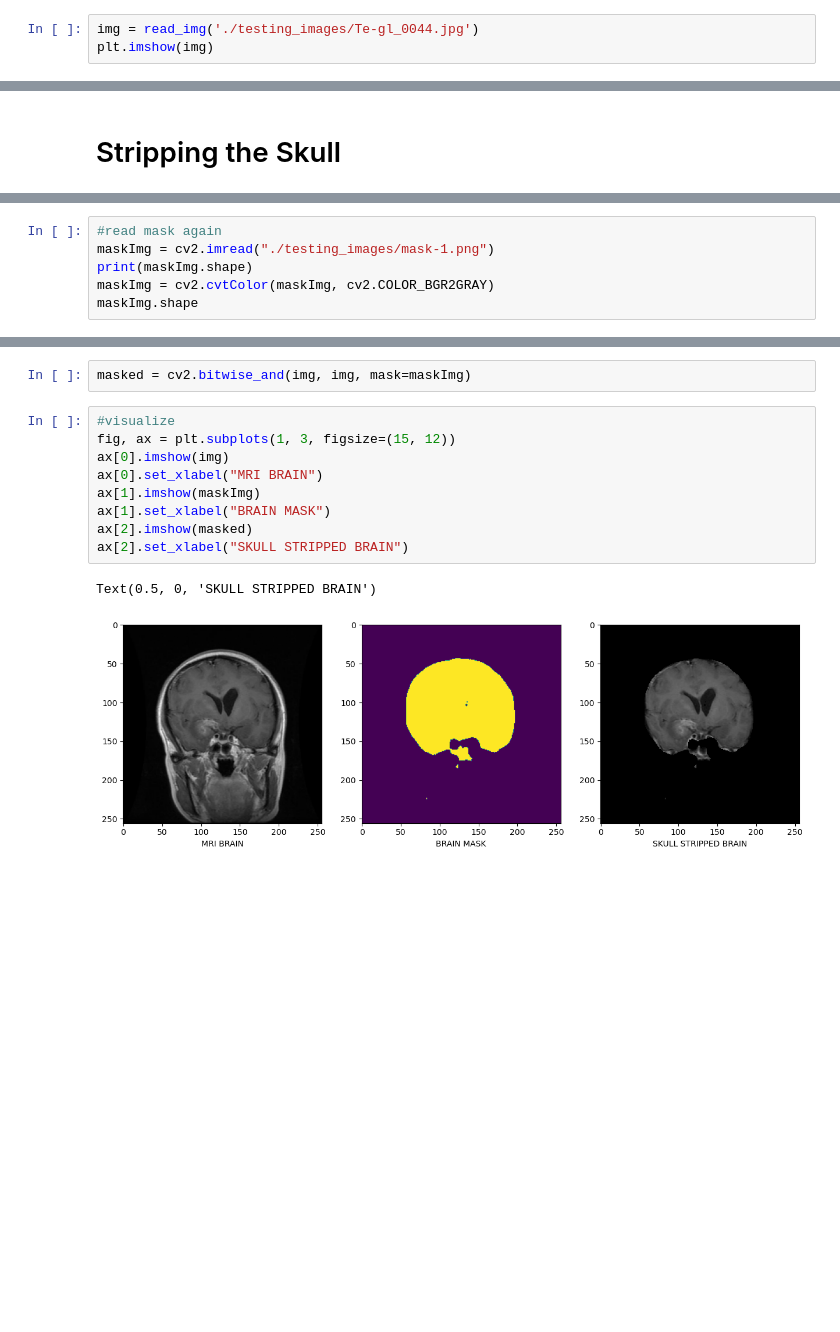
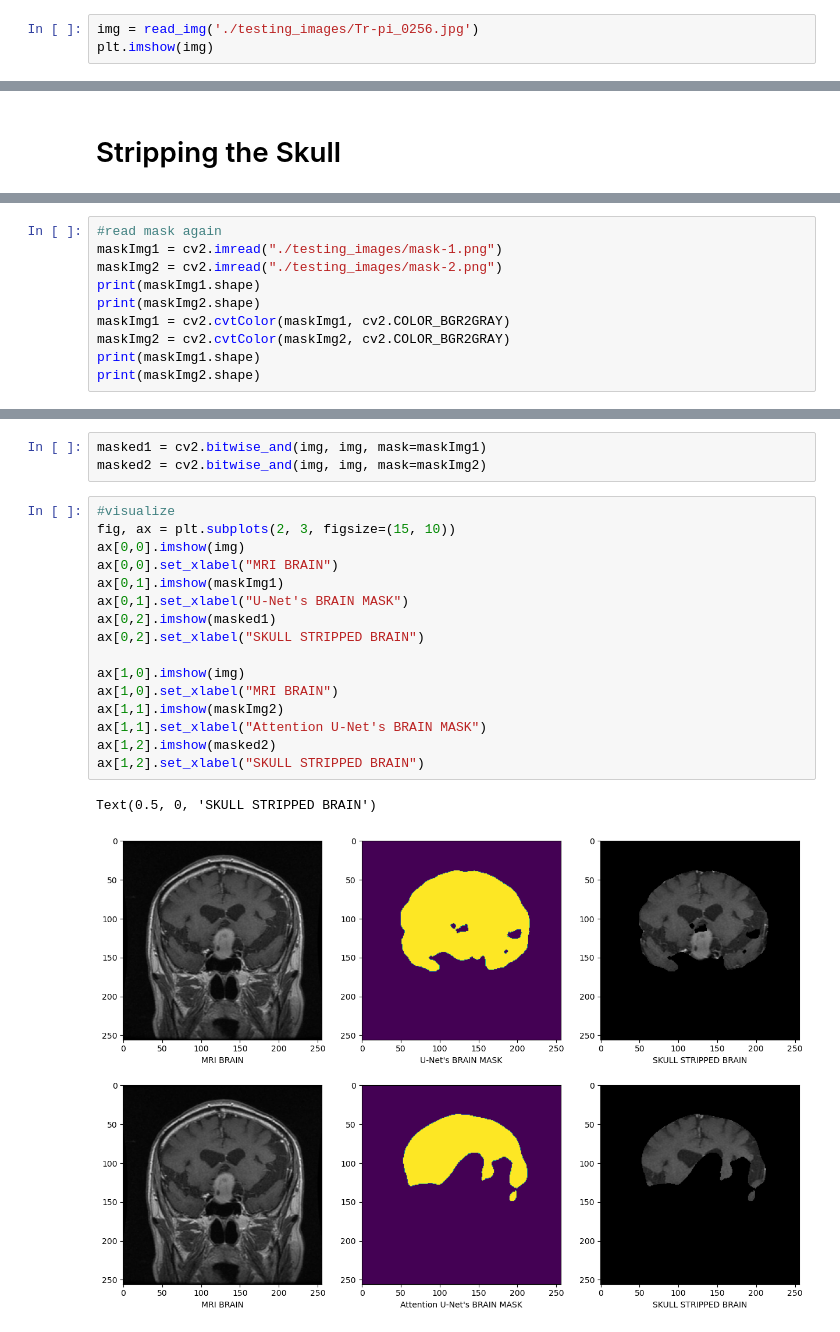
Before and after one commit to MorningStarTM/skull-stripping, a Jupyter notebook: Testing Model.ipynb, the cells around one changed output, grey strips where cells are left out. Drawn from its saved outputs; the diff is of its cells as text; blank space fills up the shorter version.

```diff
--- a/Testing Model.ipynb
+++ b/Testing Model.ipynb
@@ -58,7 +59,7 @@ def read_img(path):
     img = img.astype(np.float32)
     return img
 # %%
-img = read_img('./testing_images/Te-gl_0044.jpg')
+img = read_img('./testing_images/Tr-pi_0256.jpg')
 plt.imshow(img)
 # %% [output]
 <matplotlib.image.AxesImage at 0x...>
@@ -87,9 +100,13 @@ cv2.imwrite("./testing_images/mask-1.png", pred_img)
 True
 # %%
 #read mask again
-maskImg = cv2.imread("./testing_images/mask-1.png")
-print(maskImg.shape)
-maskImg = cv2.cvtColor(maskImg, cv2.COLOR_BGR2GRAY)
-maskImg.shape
+maskImg1 = cv2.imread("./testing_images/mask-1.png")
+maskImg2 = cv2.imread("./testing_images/mask-2.png")
+print(maskImg1.shape)
+print(maskImg2.shape)
+maskImg1 = cv2.cvtColor(maskImg1, cv2.COLOR_BGR2GRAY)
+maskImg2 = cv2.cvtColor(maskImg2, cv2.COLOR_BGR2GRAY)
+print(maskImg1.shape)
+print(maskImg2.shape)
 # %% [output]
 (256, 256, 3)
@@ -97,14 +116,22 @@ maskImg.shape
 # %%
-masked = cv2.bitwise_and(img, img, mask=maskImg)
+masked1 = cv2.bitwise_and(img, img, mask=maskImg1)
+masked2 = cv2.bitwise_and(img, img, mask=maskImg2)
 # %%
 #visualize
-fig, ax = plt.subplots(1, 3, figsize=(15, 12))
-ax[0].imshow(img)
-ax[0].set_xlabel("MRI BRAIN")
-ax[1].imshow(maskImg)
-ax[1].set_xlabel("BRAIN MASK")
-ax[2].imshow(masked)
-ax[2].set_xlabel("SKULL STRIPPED BRAIN")
+fig, ax = plt.subplots(2, 3, figsize=(15, 10))
+ax[0,0].imshow(img)
+ax[0,0].set_xlabel("MRI BRAIN")
+ax[0,1].imshow(maskImg1)
+ax[0,1].set_xlabel("U-Net's BRAIN MASK")
+ax[0,2].imshow(masked1)
+ax[0,2].set_xlabel("SKULL STRIPPED BRAIN")
+
+ax[1,0].imshow(img)
+ax[1,0].set_xlabel("MRI BRAIN")
+ax[1,1].imshow(maskImg2)
+ax[1,1].set_xlabel("Attention U-Net's BRAIN MASK")
+ax[1,2].imshow(masked2)
+ax[1,2].set_xlabel("SKULL STRIPPED BRAIN")
 # %% [output]
 Text(0.5, 0, 'SKULL STRIPPED BRAIN')
-[figure, old version]
+[figure, new version]
```
Also changed, not shown: parts of 5 cells of this notebook.
